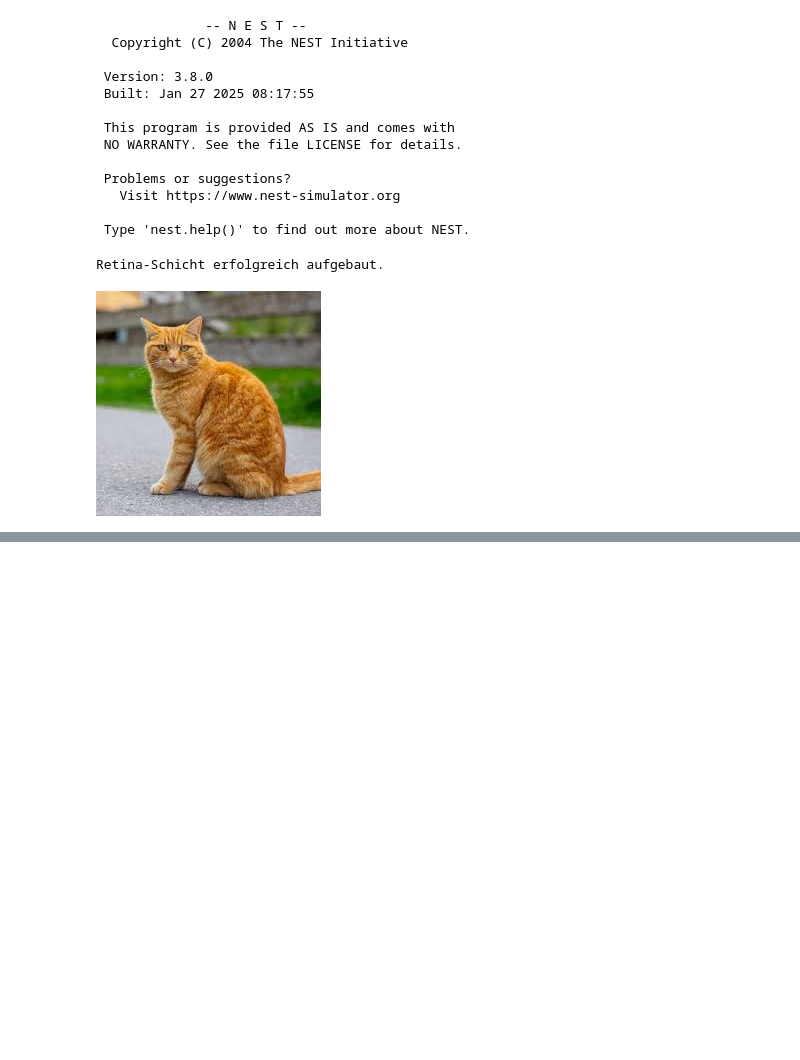
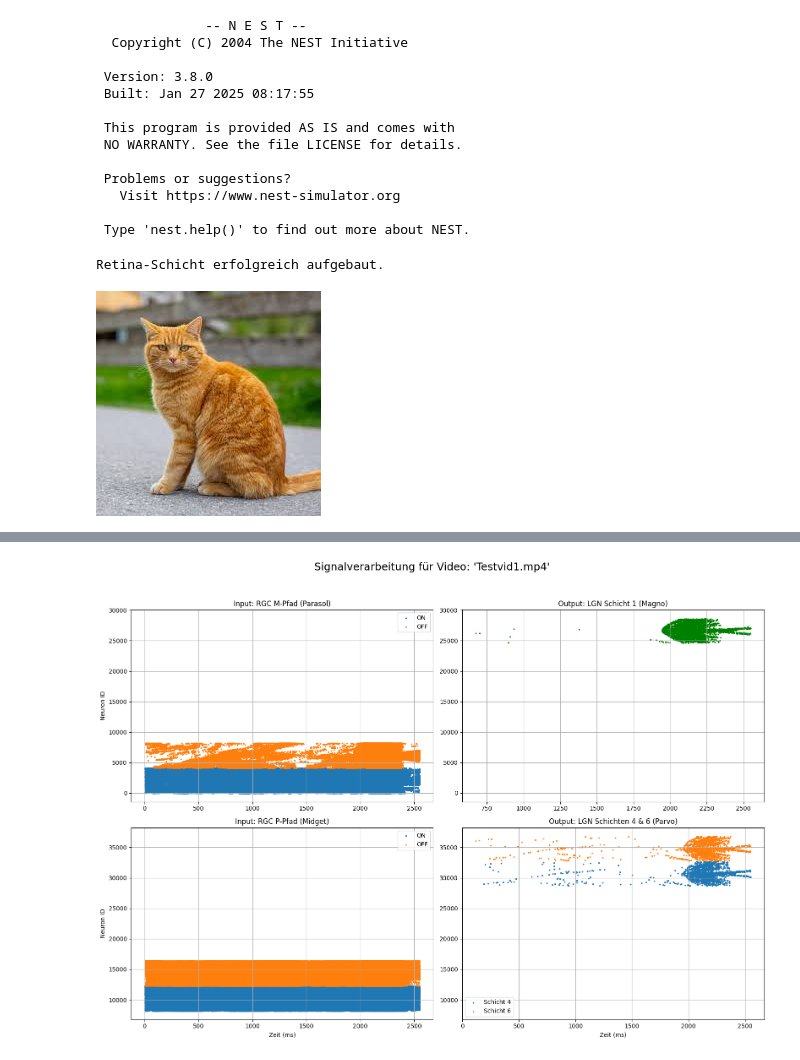
Before and after one commit to Yinsalt/Visual-Cortex, a Jupyter notebook: RET_2_LGN_2_V1.ipynb, the cells around one changed output, grey strips where cells are left out. Drawn from its saved outputs; the diff is of its cells as text; code cells hidden in the pictures; blank space fills up the shorter version.

```diff
--- a/RET_2_LGN_2_V1.ipynb
+++ b/RET_2_LGN_2_V1.ipynb
@@ -394,3 +393,86 @@ def simulate_with_video(video_path, pathway, target_size, fps=60.0):
     print(f"Videosimulation abgeschlossen.")
     print(f"Verarbeitet: {frame_count} Frames")
     print(f"Gesamte simulierte Zeit: {total_sim_time:.2f} ms")
+# %%
+# Zelle für die Simulation mit Video (mit vollständigem Plotting)
+
+print("\n\n--- START: Simulation mit Video ---")
+nest.ResetKernel()
+
+
+grid_shape = [gsl, gsl]
+grid_extent = [float(gsl), float(gsl)]
+params_rrc = {
+    'parasol': {"tau_m": 8.0, "V_th": -52.0, "tau_syn_ex": 0.8},
+    'midget': {"tau_m": 15.0, "V_th": -50.0, "tau_syn_ex": 1.5}
+}
+params_lgn = {
+    'magno': {"tau_m": 9.0, "V_th": -53.0, "tau_syn_ex": 0.9},
+    'parvo': {"tau_m": 16.0, "V_th": -51.0, "tau_syn_ex": 1.6}
+}
+conn_specs_ret_lgn = {
+    'm_path_conn': {'rule': 'pairwise_bernoulli', 'p': 0.5, 'mask': {'circular': {'radius': 2.5}}},
+    'p_path_conn': {'rule': 'pairwise_bernoulli', 'p': 0.75, 'mask': {'circular': {'radius': 1.0}}},
+    'm_path_syn': {'weight': 80.0, 'delay': 1.2},
+    'p_path_syn': {'weight': 50.0, 'delay': 1.2}
+}
+
+
+pathway_video = build_retinogeniculate_pathway(grid_shape, grid_extent, params_rrc, params_lgn, conn_specs_ret_lgn)
+
+
+video_file = "Testvid1.mp4"
+try:
+    simulate_with_video(video_file, pathway_video, target_size=gsl, fps=60.0)
+
+    print("\nVisualisiere die Aktivität über die gesamte Videodauer...")
+    plt.figure(figsize=(16, 12))
+    plt.suptitle(f"Signalverarbeitung für Video: '{video_file}'", fontsize=18)
+
+    # Plot für RGC M-Pfad
+    ax1 = plt.subplot(2, 2, 1)
+    rec_on = pathway_video["retina"]["recorders"]["parasol_on"]
+    rec_off = pathway_video["retina"]["recorders"]["parasol_off"]
+    ax1.scatter(nest.GetStatus(rec_on, "events")[0]['times'], nest.GetStatus(rec_on, "events")[0]['senders'], marker='.', s=10, label='ON')
+    ax1.scatter(nest.GetStatus(rec_off, "events")[0]['times'], nest.GetStatus(rec_off, "events")[0]['senders'], marker='.', s=10, label='OFF')
+    ax1.set_title("Input: RGC M-Pfad (Parasol)")
+    ax1.set_ylabel("Neuron ID")
+    ax1.legend()
+    ax1.grid(True)
+
+    # Plot für LGN M-Pfad
+    ax2 = plt.subplot(2, 2, 2, sharey=ax1)
+    rec_lgn_m = pathway_video["lgn"]["recorders"]["layer_1_magno"]
+    ax2.scatter(nest.GetStatus(rec_lgn_m, "events")[0]['times'], nest.GetStatus(rec_lgn_m, "events")[0]['senders'], marker='.', s=10, c='green')
+    ax2.set_title("Output: LGN Schicht 1 (Magno)")
+    ax2.grid(True)
+
+    # Plot für RGC P-Pfad
+    ax3 = plt.subplot(2, 2, 3)
+    rec_on = pathway_video["retina"]["recorders"]["midget_on"]
+    rec_off = pathway_video["retina"]["recorders"]["midget_off"]
+    ax3.scatter(nest.GetStatus(rec_on, "events")[0]['times'], nest.GetStatus(rec_on, "events")[0]['senders'], marker='.', s=10, label='ON')
+    ax3.scatter(nest.GetStatus(rec_off, "events")[0]['times'], nest.GetStatus(rec_off, "events")[0]['senders'], marker='.', s=10, label='OFF')
+    ax3.set_title("Input: RGC P-Pfad (Midget)")
+    ax3.set_ylabel("Neuron ID")
+    ax3.set_xlabel("Zeit (ms)")
+    ax3.legend()
+    ax3.grid(True)
+
+    # Plot für LGN P-Pfad
+    ax4 = plt.subplot(2, 2, 4, sharey=ax3)
+    rec_4 = pathway_video["lgn"]["recorders"]["layer_4_parvo"]
+    rec_6 = pathway_video["lgn"]["recorders"]["layer_6_parvo"]
+    ax4.scatter(nest.GetStatus(rec_4, "events")[0]['times'], nest.GetStatus(rec_4, "events")[0]['senders'], marker='.', s=10, label='Schicht 4')
+    ax4.scatter(nest.GetStatus(rec_6, "events")[0]['times'], nest.GetStatus(rec_6, "events")[0]['senders'], marker='.', s=10, label='Schicht 6')
+    ax4.set_title("Output: LGN Schichten 4 & 6 (Parvo)")
+    ax4.set_xlabel("Zeit (ms)")
+    ax4.legend()
+    ax4.grid(True)
+
+    plt.tight_layout(rect=[0, 0.03, 1, 0.95])
+    plt.show()
+
+except FileNotFoundError:
+    print(f"\nFEHLER: Die Videodatei '{video_file}' wurde nicht gefunden. Bitte stellen Sie sicher, dass sie im selben Verzeichnis wie Ihr Notebook liegt.")
+# %% [output]
@@ -396,0 +491 @@ def simulate_with_video(video_path, pathway, target_size, fps=60.0):
+[figure, added]
```
Also changed, not shown: parts of 8 cells of this notebook.
